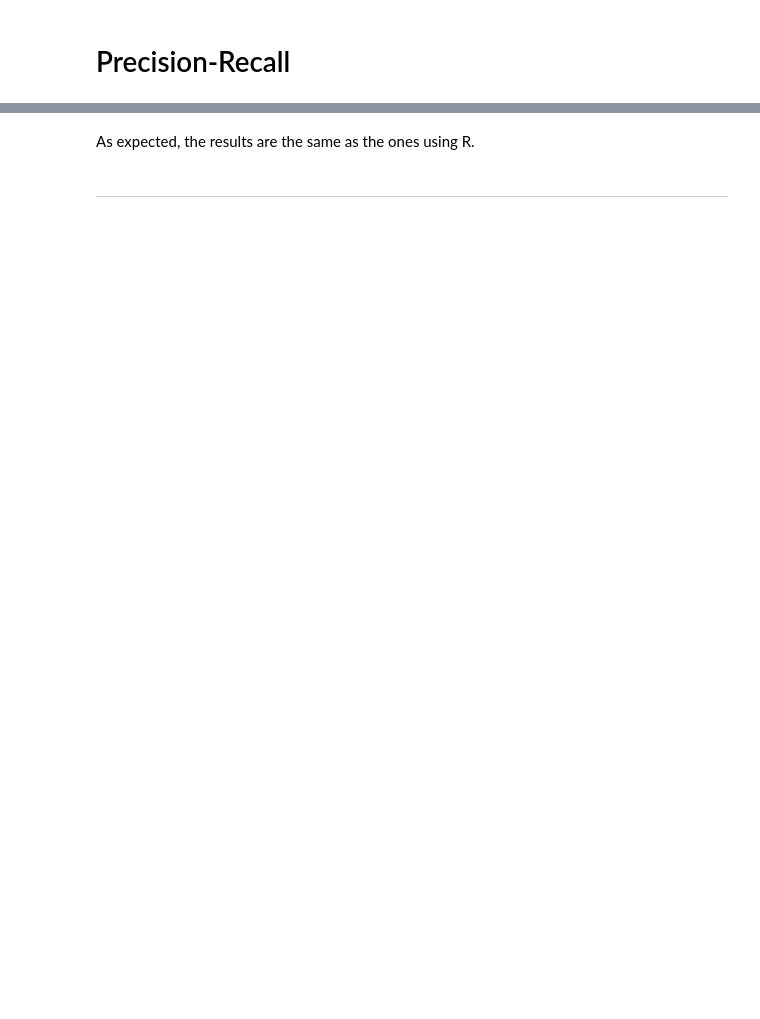
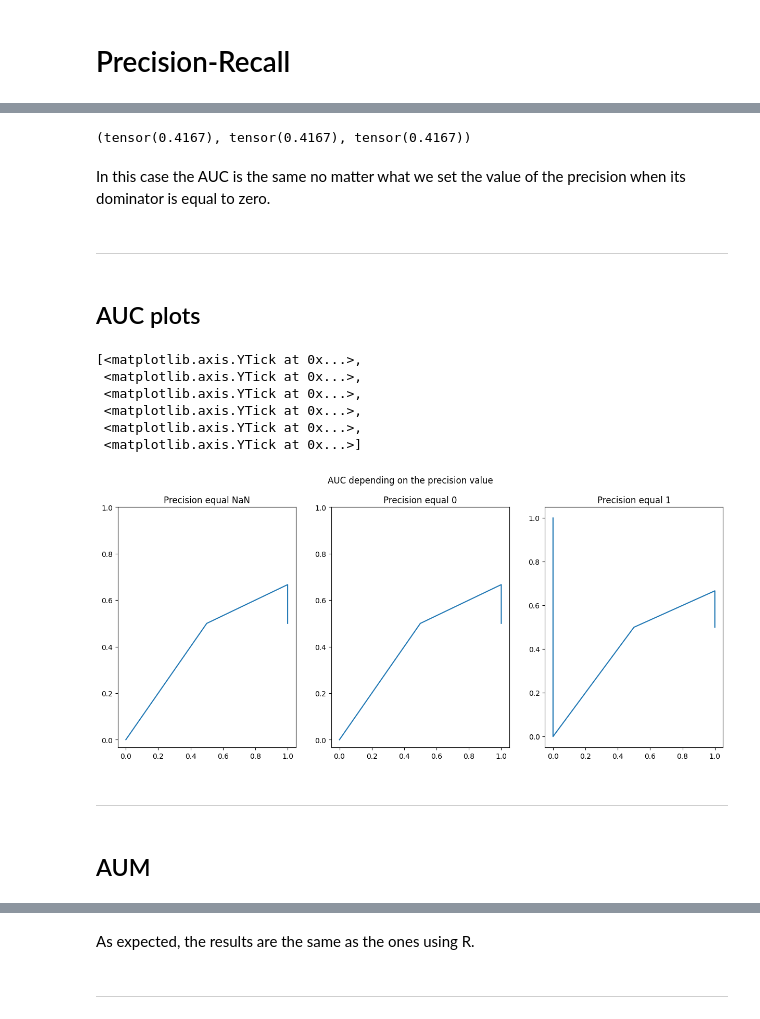
Before and after one commit to juruch/Internship-Sherbrooke, a Jupyter notebook: ROC-to-PR-Curve/PR.ipynb, the cells around one changed output, grey strips where cells are left out. Cells and saved outputs as stored; diff of their text form; code cells hidden in the pictures; blank space fills up the shorter version.

```diff
--- a/ROC-to-PR-Curve/PR.ipynb
+++ b/ROC-to-PR-Curve/PR.ipynb
@@ -207,0 +420,44 @@ tensor(0.4167)
+# %%
+PR_AUC(four_pred, four_labels), PR_AUC_0(four_pred, four_labels), PR_AUC_1(four_pred, four_labels)
+# %% [output]
+(tensor(0.4167), tensor(0.4167), tensor(0.4167))
+# %% [markdown]
+In this case the AUC is the same no matter what we set the value of the precision when its dominator is equal to zero.
+# %% [markdown]
+---
+# %% [markdown]
+## AUC plots
+# %%
+pr = PR_curve(four_pred, four_labels)
+pr_0 = PR_curve_0(four_pred, four_labels)
+pr_1 = PR_curve_1(four_pred, four_labels)
+# %%
+fig, (ax1, ax2, ax3) = plt.subplots(1, 3, figsize=(15, 6))
+fig.suptitle('AUC depending on the precision value')
+
+ax1.plot(pr["recall"][1:], pr["precision"][1:])
+ax1.set_title('Precision equal NaN')
+ax1.set_xticks(np.arange(0, 1.1, 0.2))
+ax1.set_yticks(np.arange(0, 1.1, 0.2))
+
+ax2.plot(pr_0["recall"][0:], pr_0["precision"][0:])
+ax2.set_title('Precision equal 0')
+ax2.set_xticks(np.arange(0, 1.1, 0.2))
+ax2.set_yticks(np.arange(0, 1.1, 0.2))
+
+ax3.plot(pr_1["recall"][0:], pr_1["precision"][0:])
+ax3.set_title('Precision equal 1')
+ax3.set_xticks(np.arange(0, 1.1, 0.2))
+ax3.set_yticks(np.arange(0, 1.1, 0.2))
+# %% [output]
+[<matplotlib.axis.YTick at 0x...>,
+ <matplotlib.axis.YTick at 0x...>,
+ <matplotlib.axis.YTick at 0x...>,
+ <matplotlib.axis.YTick at 0x...>,
+ <matplotlib.axis.YTick at 0x...>,
+ <matplotlib.axis.YTick at 0x...>]
+[figure, added]
+# %% [markdown]
+---
+# %% [markdown]
+## AUM
```
Also changed, not shown: parts of 63 cells of this notebook, 1 other file.
